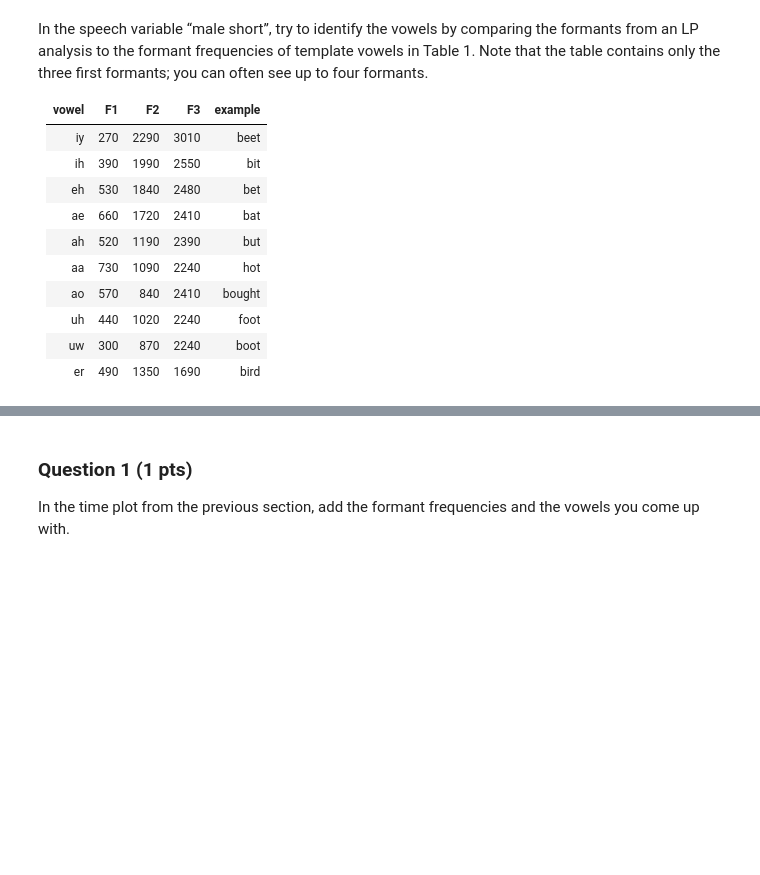
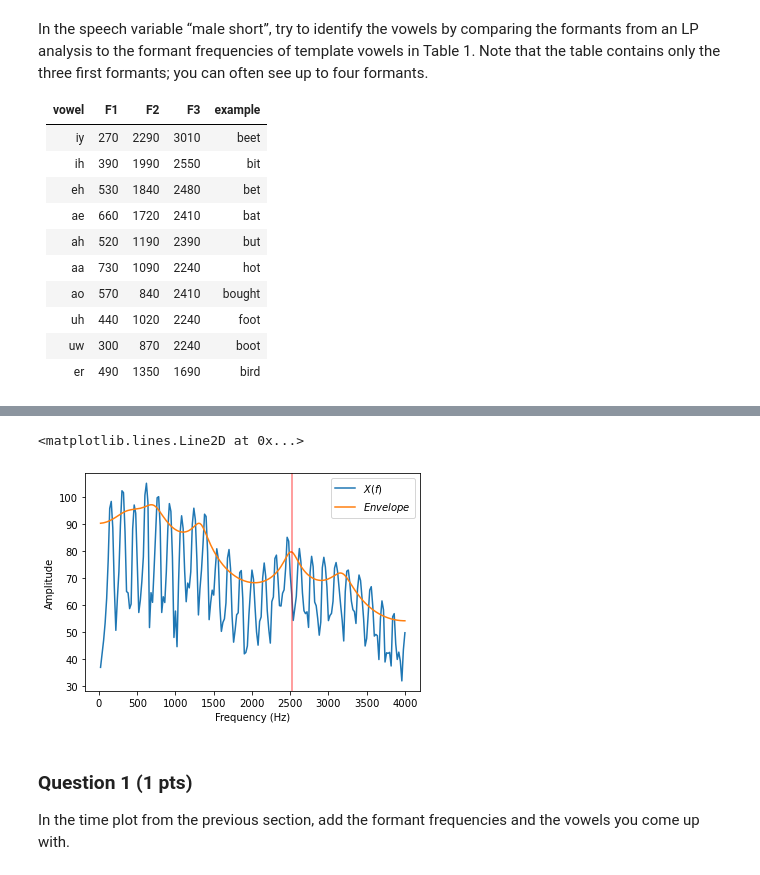
Before and after one commit to bossersimon/EQ2321, a Jupyter notebook: assignment_1.ipynb, the cells around one changed output, grey strips where cells are left out. Drawn from its saved outputs; the diff is of its cells as text; code cells hidden in the pictures; blank space fills up the shorter version.

```diff
--- a/assignment_1.ipynb
+++ b/assignment_1.ipynb
@@ -368,6 +357,3 @@ plt.show()
-# %%
-M = 10
-fig,ax=get_envelop(xf,M,N=N,fs=fs)
 # %% [markdown]
 ## Formants (2.5 pts)
 # %% [markdown]
@@ -407,3 +412,17 @@ plt.plot(t,x)
+# %%
+
+xf = x[S:S+N]*signal.windows.hann(N)
+X = fft(xf)
+
+fig1,ax1 = get_envelop(xf,M,N=N,fs=8000)
+ax1.axvline(x=2530, color = 'red', alpha = .5)
+
+# 730
+# 1350
+# 2530
+# %% [output]
+<matplotlib.lines.Line2D at 0x...>
+[figure, added]
 # %% [markdown]
 ### Question 1 (1 pts)
 
```
Also changed, not shown: parts of 8 cells of this notebook, 1 other file.
